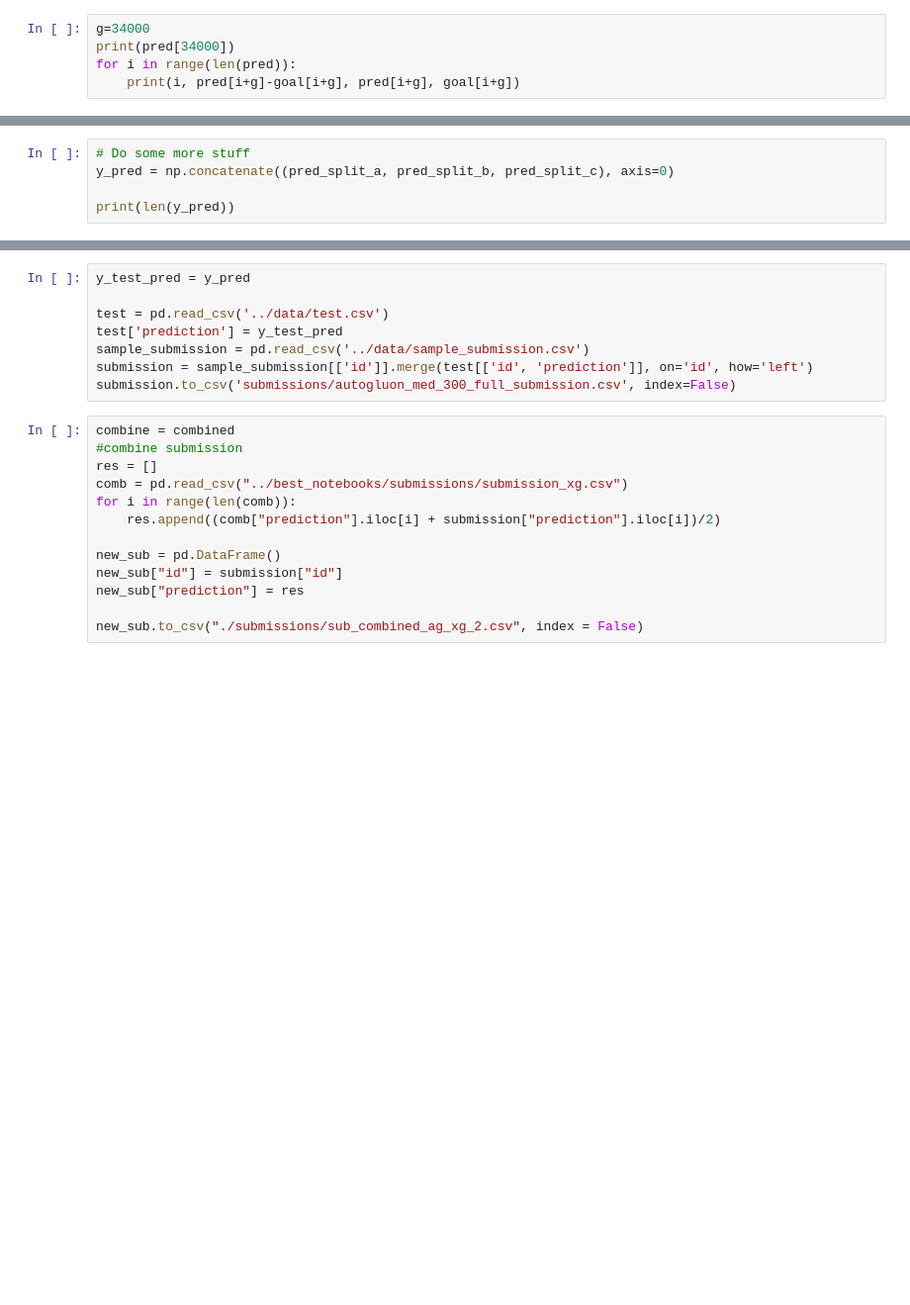
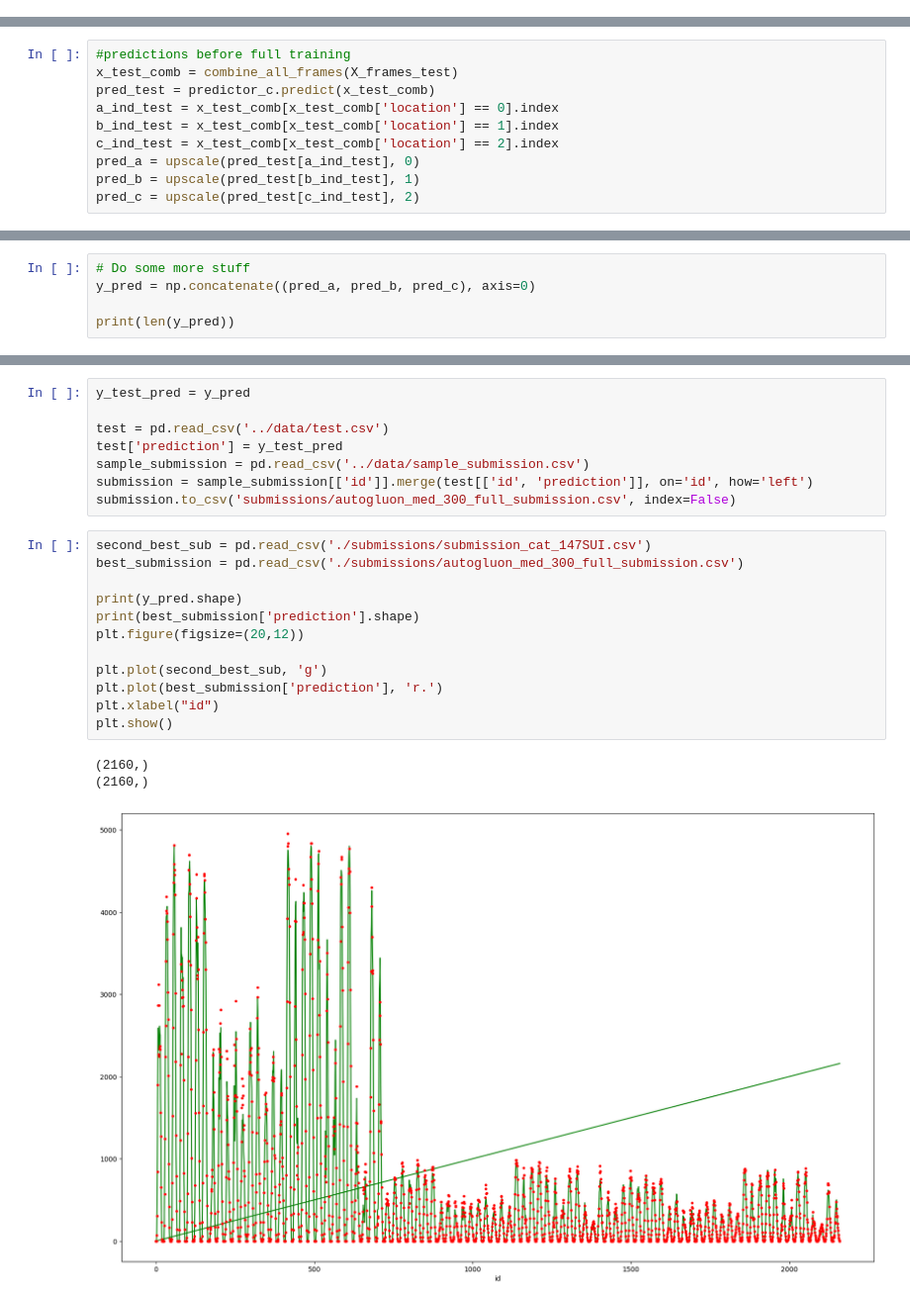
Before and after one commit to olejacobmellgren/solar-panel-energy-ml, a Jupyter notebook: model_notebooks/AutoGluon_MQ_300_Ynorm.ipynb, the cells around one changed output, grey strips where cells are left out. Shown at 99% size. Saved outputs shown, nothing was run; the diff lists cells and outputs as text; blank space fills up the shorter version.

```diff
--- a/model_notebooks/AutoGluon_MQ_300_Ynorm.ipynb
+++ b/model_notebooks/AutoGluon_MQ_300_Ynorm.ipynb
@@ -752,8 +764,3 @@ full_c = pd.merge(X_train[2], Y_train[2], left_index=True, right_index=True)
 pred = predictor.predict(X_train[0][34000:34025])
 # %%
 goal = Y_train[0][34000:34025]
-# %%
-g=34000
-print(pred[34000])
-for i in range(len(pred)):
-    print(i, pred[i+g]-goal[i+g], pred[i+g], goal[i+g])
@@ -853,8 +767,18 @@ pred_split_c = predictor_c.predict(X_frames_test[2])
+# %%
+#predictions before full training
+x_test_comb = combine_all_frames(X_frames_test)
+pred_test = predictor_c.predict(x_test_comb)
+a_ind_test = x_test_comb[x_test_comb['location'] == 0].index
+b_ind_test = x_test_comb[x_test_comb['location'] == 1].index
+c_ind_test = x_test_comb[x_test_comb['location'] == 2].index
+pred_a = upscale(pred_test[a_ind_test], 0)
+pred_b = upscale(pred_test[b_ind_test], 1)
+pred_c = upscale(pred_test[c_ind_test], 2)
 # %% [markdown]
 # Make predictions
 # %%
 # Do some more stuff
-y_pred = np.concatenate((pred_split_a, pred_split_b, pred_split_c), axis=0)
+y_pred = np.concatenate((pred_a, pred_b, pred_c), axis=0)
 
 print(len(y_pred))
 # %% [output]
@@ -885,16 +809,19 @@ test['prediction'] = y_test_pred
 sample_submission = pd.read_csv('../data/sample_submission.csv')
 submission = sample_submission[['id']].merge(test[['id', 'prediction']], on='id', how='left')
 submission.to_csv('submissions/autogluon_med_300_full_submission.csv', index=False)
-# %%
-combine = combined
-#combine submission
-res = []
-comb = pd.read_csv("../best_notebooks/submissions/submission_xg.csv")
-for i in range(len(comb)):
-    res.append((comb["prediction"].iloc[i] + submission["prediction"].iloc[i])/2)
-
-new_sub = pd.DataFrame()
-new_sub["id"] = submission["id"]
-new_sub["prediction"] = res
-
-new_sub.to_csv("./submissions/sub_combined_ag_xg_2.csv", index = False)
+# %%
+second_best_sub = pd.read_csv('./submissions/submission_cat_147SUI.csv')
+best_submission = pd.read_csv('./submissions/autogluon_med_300_full_submission.csv')
+
+print(y_pred.shape)
+print(best_submission['prediction'].shape)
+plt.figure(figsize=(20,12))
+
+plt.plot(second_best_sub, 'g')
+plt.plot(best_submission['prediction'], 'r.')
+plt.xlabel("id")
+plt.show()
+# %% [output]
+(2160,)
+(2160,)
+[figure, added]
```
Also changed, not shown: parts of 16 cells of this notebook, 3 other files.
